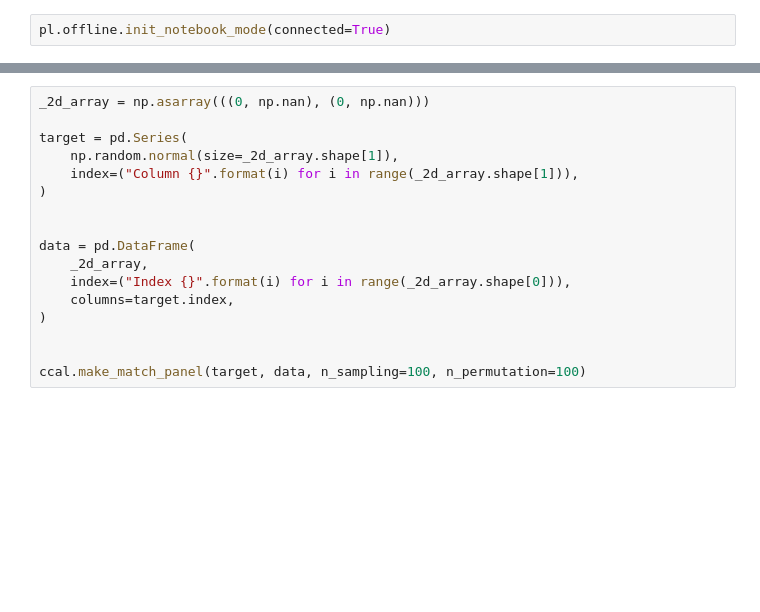
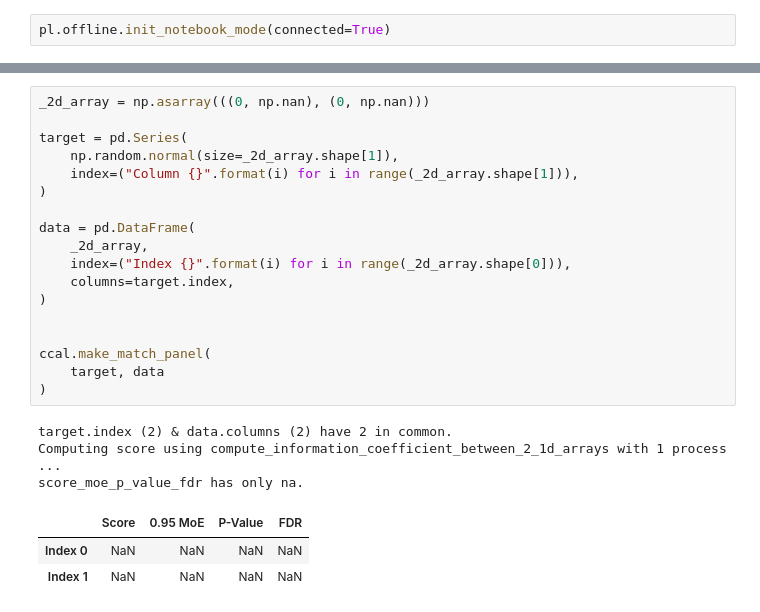
Before and after one commit to KwatMDPhD/ccal, a Jupyter notebook: notebook/match.ipynb, the cells around one changed output, grey strips where cells are left out. Drawn from its saved outputs; the diff is of its cells as text; blank space fills up the shorter version.

```diff
--- a/notebook/match.ipynb
+++ b/notebook/match.ipynb
@@ -40,20 +86,28 @@ for plot_only_sign in ("-", "+"):
 # %%
 _2d_array = np.asarray(((0, np.nan), (0, np.nan)))
 
 target = pd.Series(
     np.random.normal(size=_2d_array.shape[1]),
     index=("Column {}".format(i) for i in range(_2d_array.shape[1])),
 )
 
-
 data = pd.DataFrame(
     _2d_array,
     index=("Index {}".format(i) for i in range(_2d_array.shape[0])),
     columns=target.index,
 )
 
 
-ccal.make_match_panel(target, data, n_sampling=100, n_permutation=100)
+ccal.make_match_panel(
+    target, data
+)
+# %% [output]
+target.index (2) & data.columns (2) have 2 in common.
+Computing score using compute_information_coefficient_between_2_1d_arrays with 1 process ...
+score_moe_p_value_fdr has only na.
+|  | Score | 0.95 MoE | P-Value | FDR |
+| Index 0 | NaN | NaN | NaN | NaN |
+| Index 1 | NaN | NaN | NaN | NaN |
 # %%
 for n_row, n_column in (
     (8, 1),
```
Also changed, not shown: parts of 19 cells of this notebook, 2 other files.
